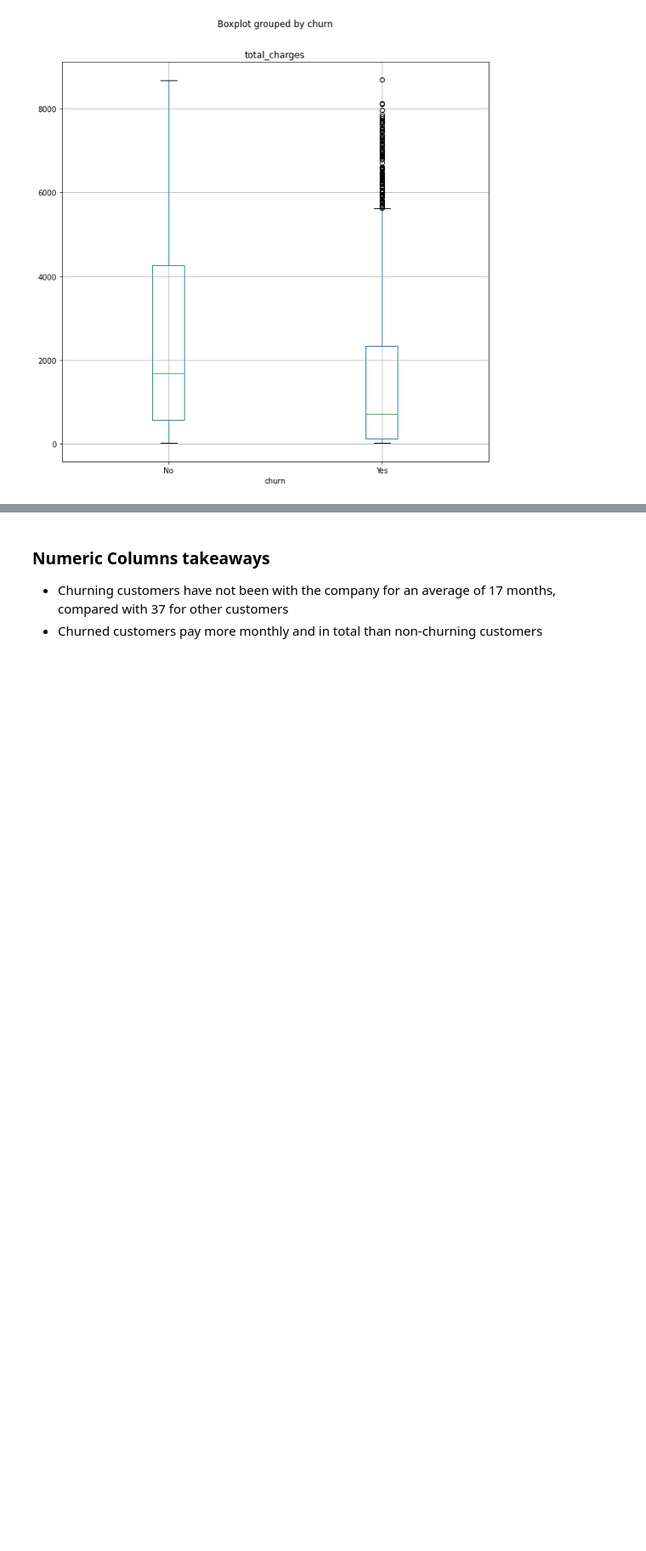
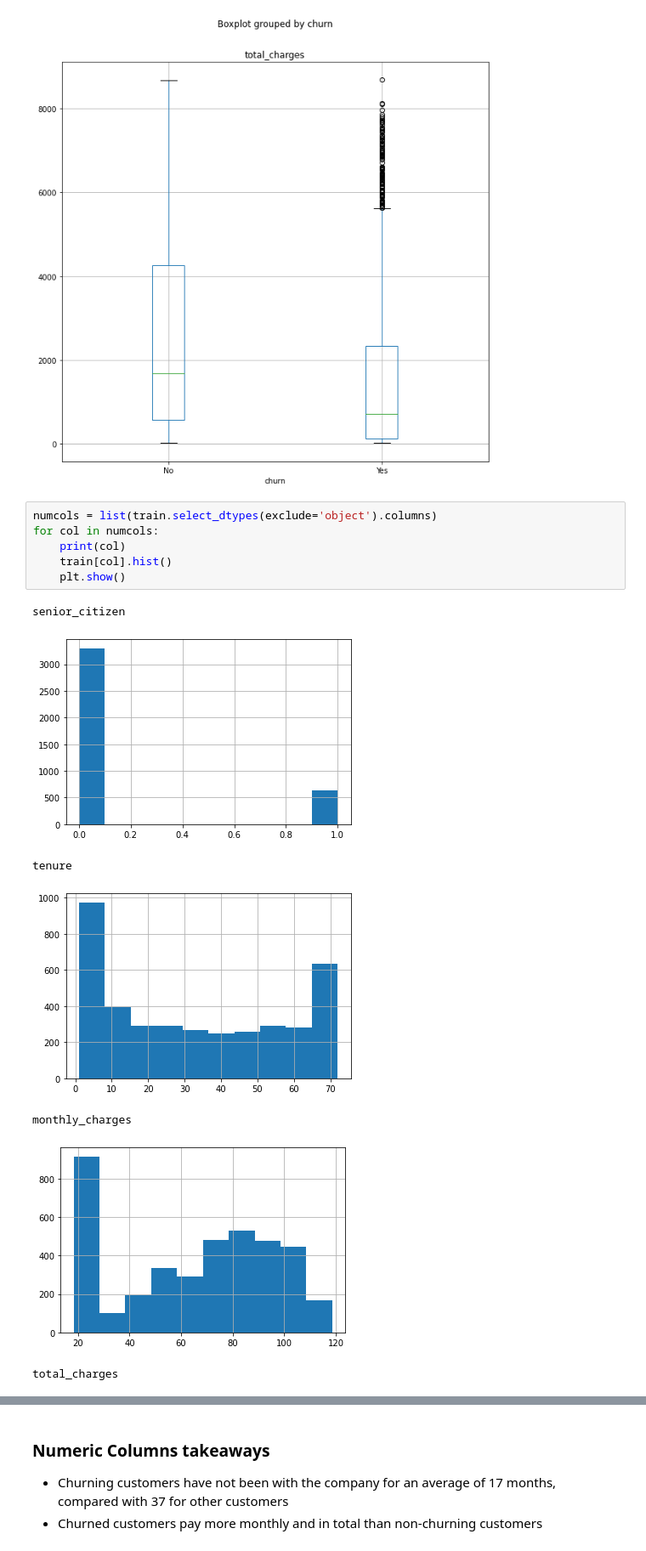
Before and after one commit to stephenfitzsimon/telco_churn_classification, a Jupyter notebook: data_exploration_notes.ipynb, the cells around one changed output, grey strips where cells are left out. Shown at 85% size. Cells and saved outputs as stored; diff of their text form; blank space fills up the shorter version.

```diff
--- a/data_exploration_notes.ipynb
+++ b/data_exploration_notes.ipynb
@@ -112,3 +119,17 @@ df.boxplot(column = ['total_charges'], by= 'churn', figsize=(10,10))
 # %% [output]
 <AxesSubplot:title={'center':'total_charges'}, xlabel='churn'>
 [figure]
+# %%
+numcols = list(train.select_dtypes(exclude='object').columns)
+for col in numcols:
+    print(col)
+    train[col].hist()
+    plt.show()
+# %% [output]
+senior_citizen
+[figure, added]
+tenure
+[figure, added]
+monthly_charges
+[figure, added]
+total_charges
```
Also changed, not shown: parts of 32 cells of this notebook.
